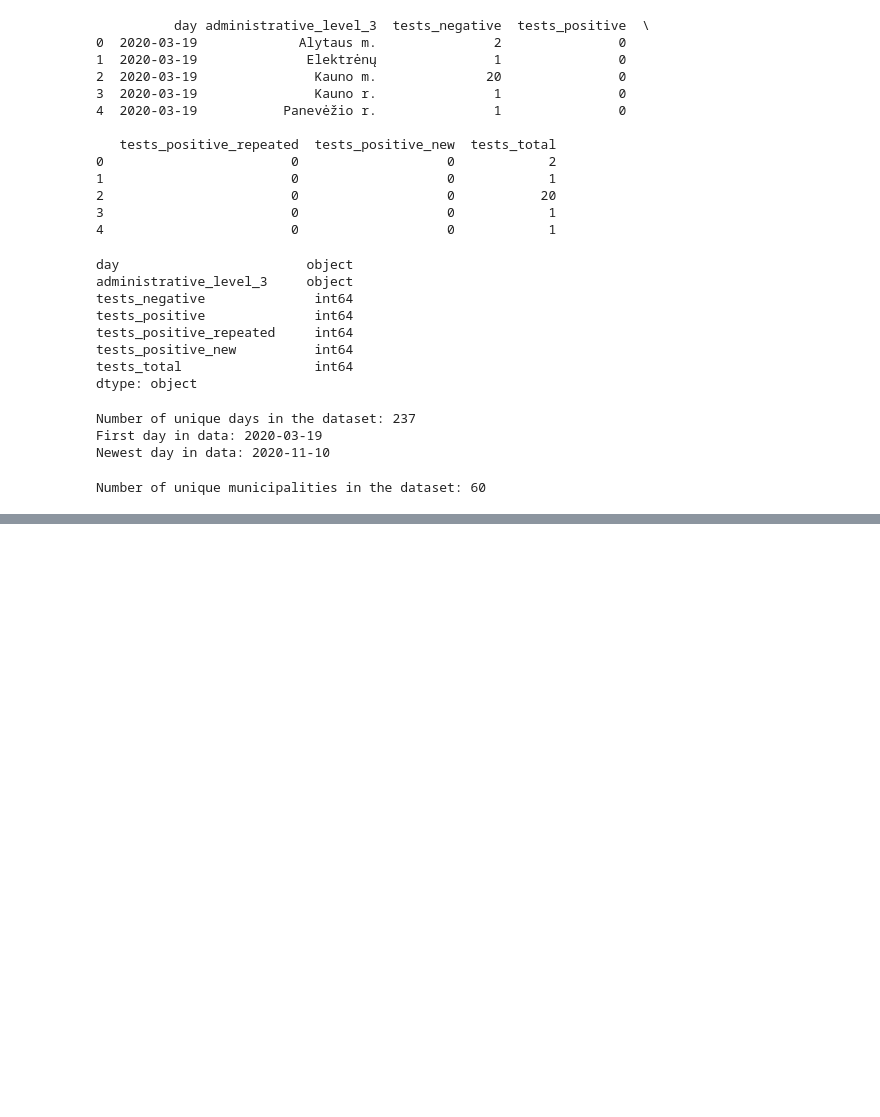
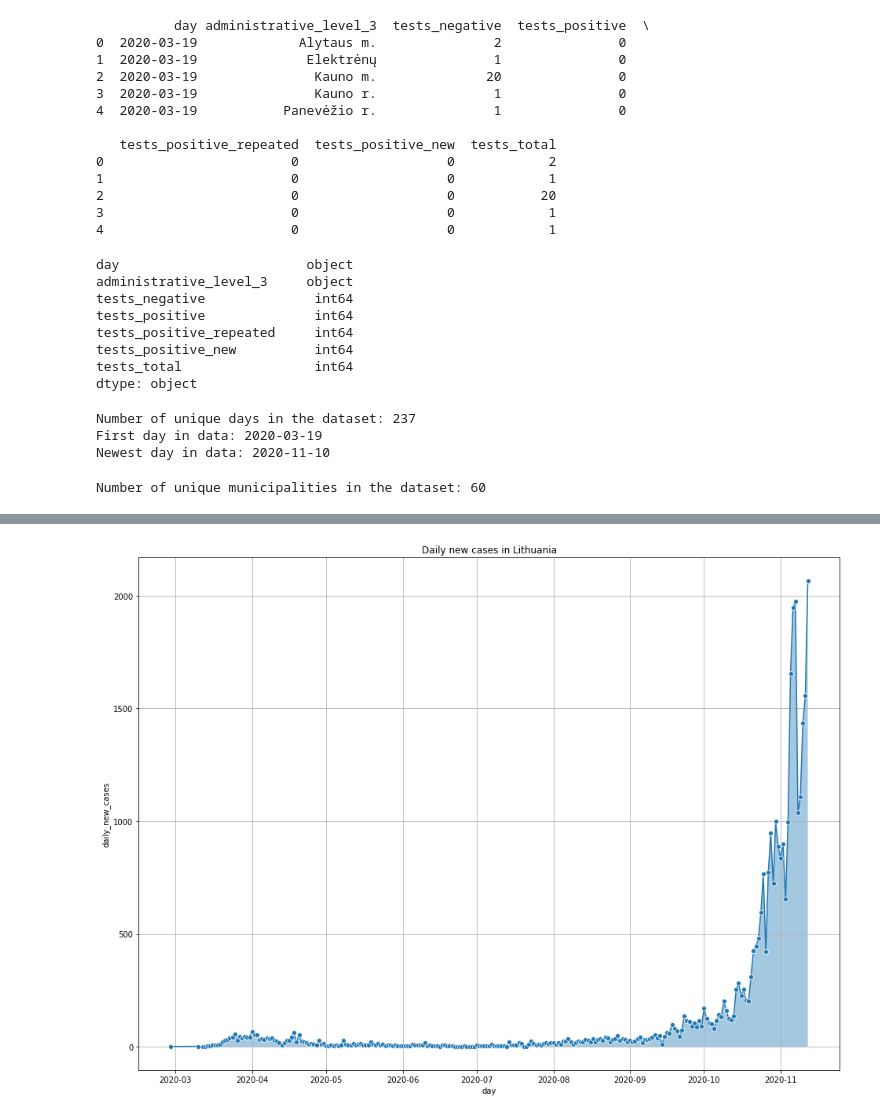
Before and after one commit to Eligijus112/covid19-Lithuania, a Jupyter notebook: Explanatory analysis.ipynb, the cells around one changed output, grey strips where cells are left out. Saved outputs shown, nothing was run; the diff lists cells and outputs as text; code cells hidden in the pictures; blank space fills up the shorter version.

```diff
--- a/Explanatory analysis.ipynb
+++ b/Explanatory analysis.ipynb
@@ -101,0 +148,11 @@ Number of unique municipalities in the dataset: 60
+# %%
+# Sorting the data frame by the date
+dPatient.sort_values('day', inplace=True)
+dPatient.reset_index(inplace=True, drop=True)
+# %%
+# Creating logical columns for certain boolean columns
+for col in ['imported', 'foreigner', 'hospitalized']:
+    dPatient[f'is_{col}'] = [1 if x == 'Taip' else 0 for x in dPatient[col]]
+# %%
+# Creating a column for is cured
+dPatient['is_cured'] = [1 if x == 'Pasveiko' else 0 for x in dPatient['status']]
@@ -101,0 +187,13 @@ Number of unique municipalities in the dataset: 60
+# %%
+# Calculating daily incidents
+daily_incidents = dPatient.groupby('day', as_index=False).size()
+daily_incidents = daily_incidents.rename(columns={'size': 'daily_new_cases'})
+
+# Ploting daily incidents
+plot_daily_stat(
+    statistic='daily_new_cases',
+    data=daily_incidents,
+    title='Daily new cases in Lithuania'
+)
+# %% [output]
+[figure, added]
```
Also changed, not shown: parts of 15 cells of this notebook.
